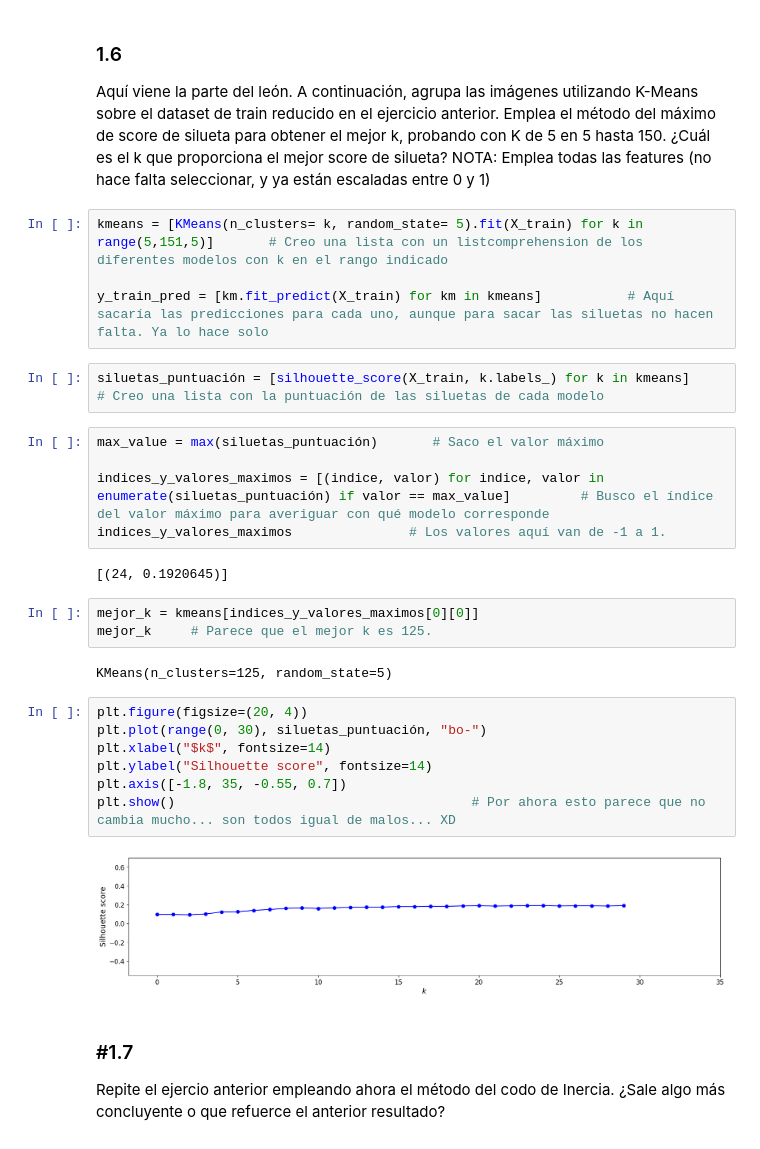
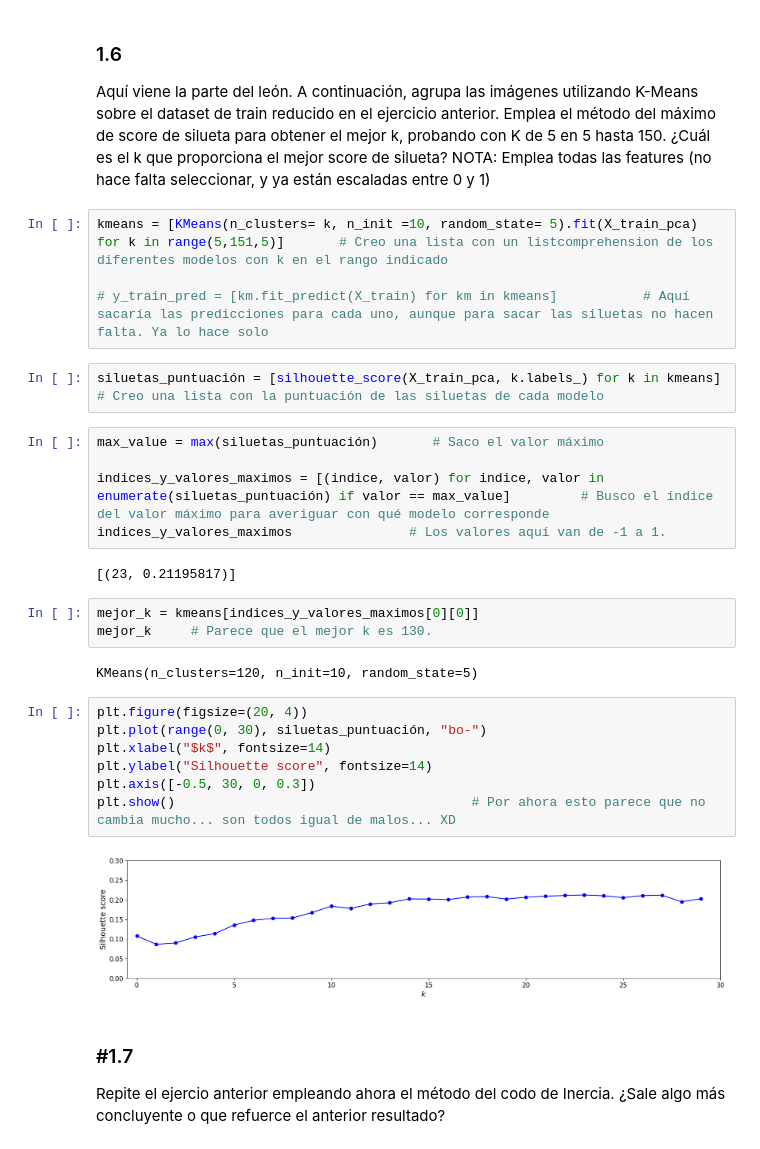
Before and after one commit to OKy9413/ONLINE_DS_THEBRIDGE_EXERSISES, a Jupyter notebook: 04_Machine_Learning/Sprint_15/Unidad_01/Practica_Obligatoria/18_Practica_Obligatoria_Clustering_I.ipynb, the cells around one changed output. Drawn from its saved outputs; the diff is of its cells as text.

```diff
--- a/04_Machine_Learning/Sprint_15/Unidad_01/Practica_Obligatoria/18_Practica_Obligatoria_Clustering_I.ipynb
+++ b/04_Machine_Learning/Sprint_15/Unidad_01/Practica_Obligatoria/18_Practica_Obligatoria_Clustering_I.ipynb
@@ -206,32 +204,32 @@ pca.n_components_
 
 Aquí viene la parte del león. A continuación, agrupa las imágenes utilizando K-Means sobre el dataset de train reducido en el ejercicio anterior. Emplea el método del máximo de score de silueta para obtener el mejor k, probando con K de 5 en 5 hasta 150. ¿Cuál es el k que proporciona el mejor score de silueta? NOTA: Emplea todas las features (no hace falta seleccionar, y ya están escaladas entre 0 y 1)
 # %%
-kmeans = [KMeans(n_clusters= k, random_state= 5).fit(X_train) for k in range(5,151,5)]       # Creo una lista con un listcomprehension de los diferentes modelos con k en el rango indicado
+kmeans = [KMeans(n_clusters= k, n_init =10, random_state= 5).fit(X_train_pca) for k in range(5,151,5)]       # Creo una lista con un listcomprehension de los diferentes modelos con k en el rango indicado
 
-y_train_pred = [km.fit_predict(X_train) for km in kmeans]           # Aquí sacaría las predicciones para cada uno, aunque para sacar las siluetas no hacen falta. Ya lo hace solo
+# y_train_pred = [km.fit_predict(X_train) for km in kmeans]           # Aquí sacaría las predicciones para cada uno, aunque para sacar las siluetas no hacen falta. Ya lo hace solo
 # %%
-siluetas_puntuación = [silhouette_score(X_train, k.labels_) for k in kmeans]        # Creo una lista con la puntuación de las siluetas de cada modelo
+siluetas_puntuación = [silhouette_score(X_train_pca, k.labels_) for k in kmeans]        # Creo una lista con la puntuación de las siluetas de cada modelo
 # %%
 max_value = max(siluetas_puntuación)       # Saco el valor máximo
 
 indices_y_valores_maximos = [(indice, valor) for indice, valor in enumerate(siluetas_puntuación) if valor == max_value]         # Busco el índice del valor máximo para averiguar con qué modelo corresponde
 indices_y_valores_maximos               # Los valores aquí van de -1 a 1.
 # %% [output]
-[(24, 0.1920645)]
+[(23, 0.21195817)]
 # %%
 mejor_k = kmeans[indices_y_valores_maximos[0][0]]
-mejor_k     # Parece que el mejor k es 125.
+mejor_k     # Parece que el mejor k es 130.
 # %% [output]
-KMeans(n_clusters=125, random_state=5)
+KMeans(n_clusters=120, n_init=10, random_state=5)
 # %%
 plt.figure(figsize=(20, 4))
 plt.plot(range(0, 30), siluetas_puntuación, "bo-")
 plt.xlabel("$k$", fontsize=14)
 plt.ylabel("Silhouette score", fontsize=14)
-plt.axis([-1.8, 35, -0.55, 0.7])
+plt.axis([-0.5, 30, 0, 0.3])
 plt.show()                                      # Por ahora esto parece que no cambia mucho... son todos igual de malos... XD
 # %% [output]
-[figure, old version]
+[figure, new version]
 # %% [markdown]
 ### #1.7
 
```
Also changed, not shown: parts of 11 cells of this notebook.
